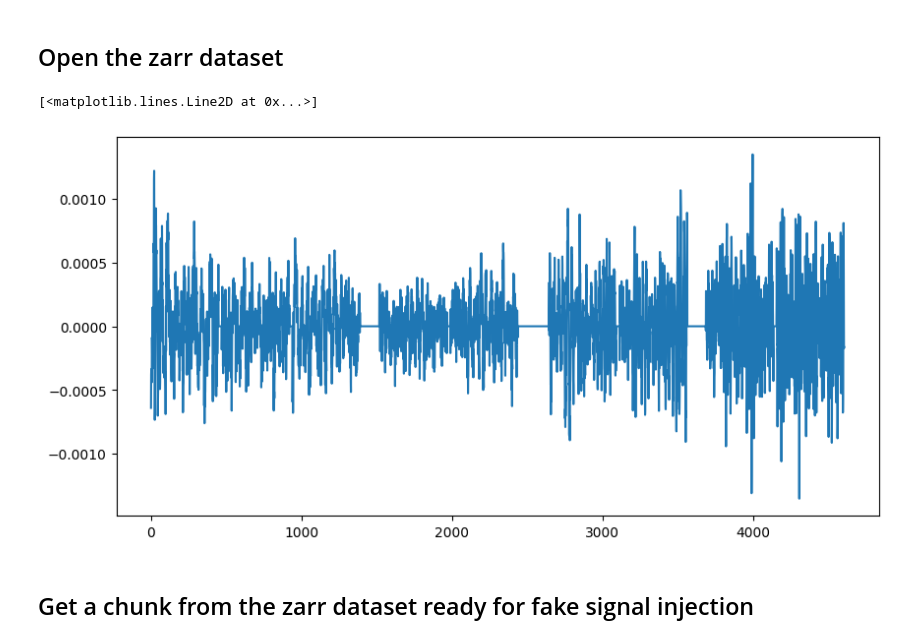
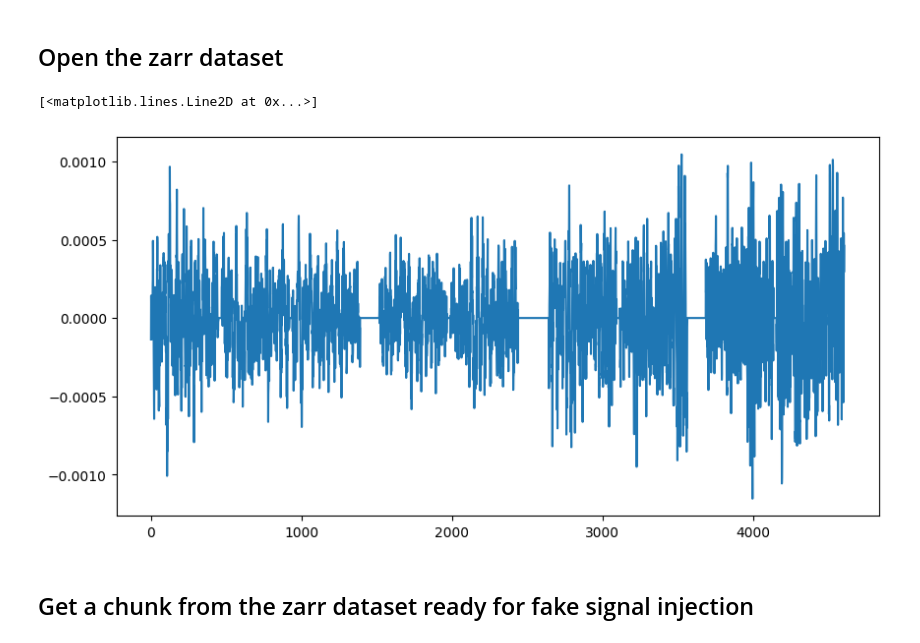
Before and after one commit to SpaceMeerkat/traident, a Jupyter notebook: training/preprocessing.ipynb, the cells around one changed output. Cells and saved outputs as stored; diff of their text form; code cells hidden in the pictures.

```diff
--- a/training/preprocessing.ipynb
+++ b/training/preprocessing.ipynb
@@ -23,10 +23,10 @@ cube = xrdata['hdu']
 # %%
 plt.close('all')
 plt.figure(figsize=(10,5))
-plt.plot(cube[:,30,30])
+plt.plot(cube[:,51,51])
 # %% [output]
 [<matplotlib.lines.Line2D at 0x...>]
-[figure, old version]
+[figure, new version]
 # %% [markdown]
 ## Get a chunk from the zarr dataset ready for fake signal injection
 # %%
```
Also changed, not shown: parts of 13 cells of this notebook.
